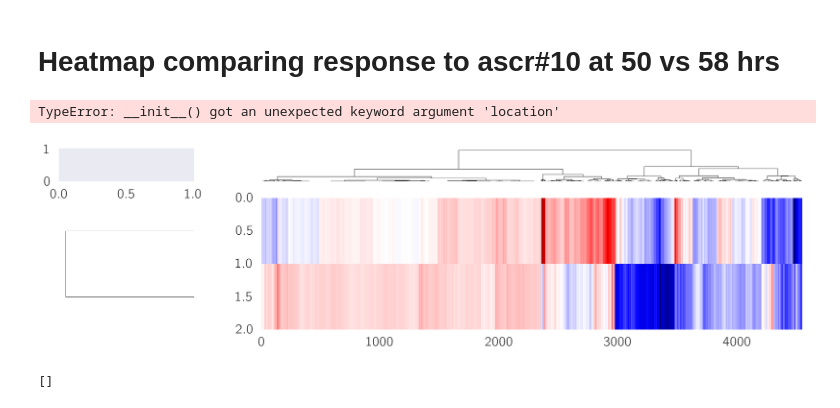
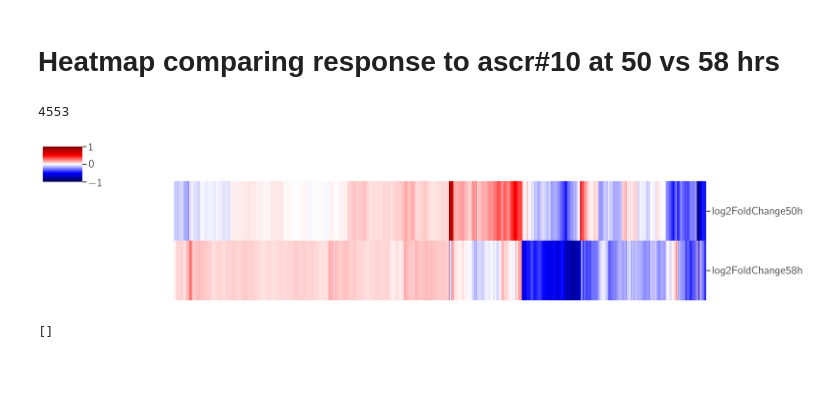
Before and after one commit to dangeles/MalePheromoneRNAseq, a Jupyter notebook: src/analysis.ipynb, the cells around one changed output. Drawn from its saved outputs; the diff is of its cells as text; code cells hidden in the pictures; blank space fills up the shorter version.

```diff
--- a/src/analysis.ipynb
+++ b/src/analysis.ipynb
@@ -126,17 +146,20 @@ df58.columns = ['gene'] + df58.columns[1:].tolist()
 sub50 = df50[df50.gene.isin(union)].sort_values('gene').copy()
 sub58 = df58[df58.gene.isin(union)].sort_values('gene').copy()
 merged = sub50.merge(sub58, left_on='gene', right_on='gene', suffixes=('50h', '58h'))
+print(len(merged))
+# %% [output]
+4553
 # %%
-cg = sns.clustermap(merged[['log2FoldChange50h', 'log2FoldChange58h']].T, figsize=(16, 4), cmap='seismic', center=0,
-                    vmin=-1, vmax=1, method='ward', row_cluster=True, cbar_kws={'use_gridspec': False, 'location': "right"})
+cg = sns.clustermap(merged[['log2FoldChange50h', 'log2FoldChange58h']].T, figsize=(16, 4), cmap='seismic',
+                    center=0, vmin=-1, vmax=1, method='ward', row_cluster=True,
+                    cbar_kws={'use_gridspec': False})
 cg.ax_row_dendrogram.set_visible(False)
 cg.ax_col_dendrogram.set_visible(False)
 ax = cg.ax_heatmap
 ax.set_xticks([])
-plt.savefig('../heatmap_union.svg', bbox_inches='tight')
+plt.savefig('../figs/heatmap_union.svg', bbox_inches='tight')
 # %% [output]
-TypeError: __init__() got an unexpected keyword argument 'location'
-[figure, old version]
+[figure, new version]
 # %%
 cg = sns.clustermap(merged[['log2FoldChange50h', 'log2FoldChange58h']].T, figsize=(16, 4),
                     cmap='seismic', center=0, vmin=-1, vmax=1, method='centroid',
```
Also changed, not shown: parts of 16 cells of this notebook, 3 other files.
